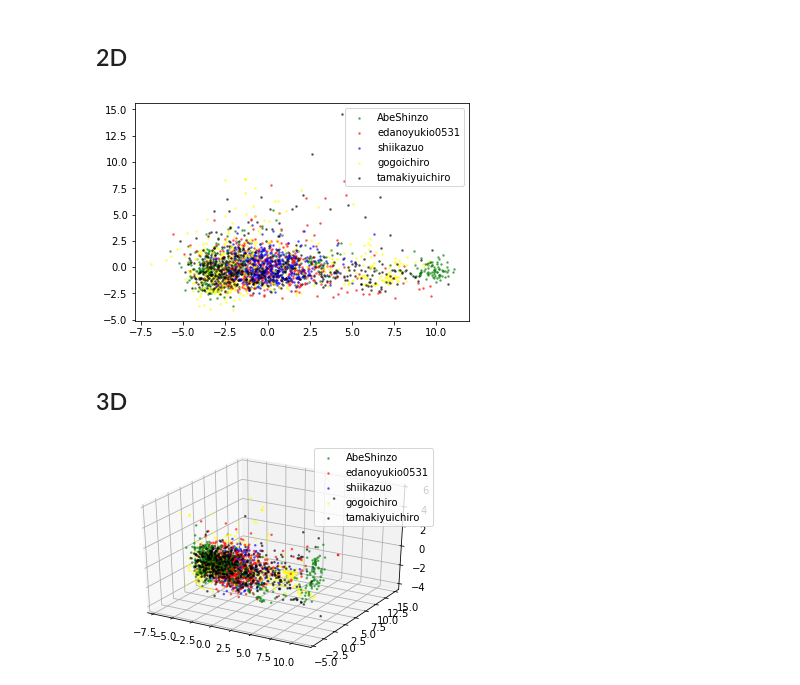
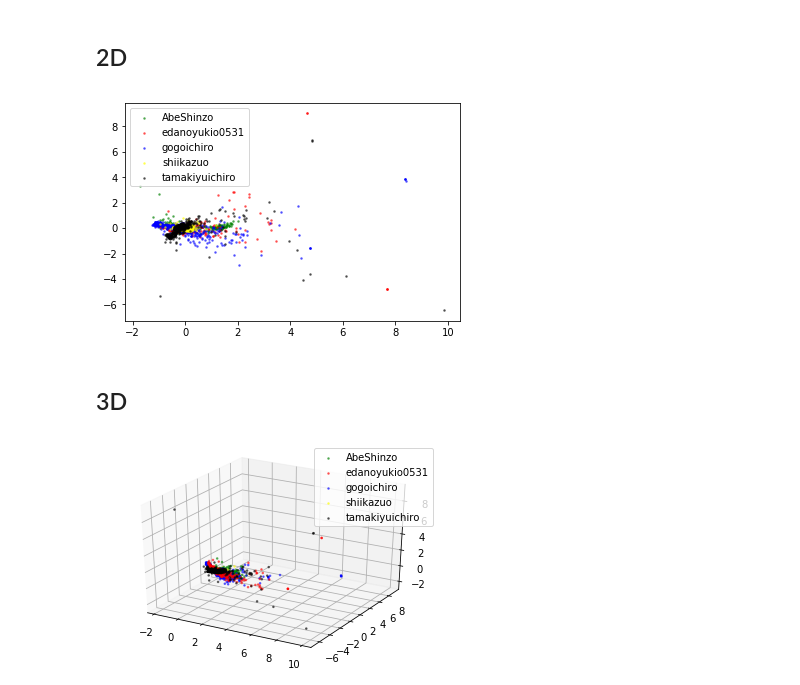
Before and after one commit to comradeKamoKamo/classifyingParties_word2vec, a Jupyter notebook: data_plot.ipynb, the cells around one changed output. Drawn from its saved outputs; the diff is of its cells as text; code cells hidden in the pictures.

```diff
--- a/data_plot.ipynb
+++ b/data_plot.ipynb
@@ -7,30 +8,36 @@ import numpy as np
 from sklearn.decomposition import PCA
 import matplotlib.pyplot as plt
 from mpl_toolkits.mplot3d import Axes3D
-# %%
-leaders = dict()
-for name in Path("data").glob("*.npy"):
-    leaders[name.name] = np.load(str(name))
+# %%
+leaders = dict()
+for name in Path("politicians").glob("*.pickle"):
+    with name.open("rb") as f:
+        leaders[name.stem] = pickle.load(f)
+for data, key in zip(leaders.values(), leaders.keys()):
+    n_data = []
+    for t in data:
+        n_data.append(t[2])
+    leaders[key] = n_data
 # %% [markdown]
 ## 2D
 # %%
 l_pca = dict()
 for data, key in zip(leaders.values(), leaders.keys()):
         pca = PCA(n_components=2)
         pca.fit(data)
         l_pca[key] = pca.transform(data)
 
 colors = ["green","red","blue","yellow","black","pink"]
 i = 0
 for l, k in zip(l_pca.values(),l_pca.keys()):
     x = [v[0] for v in l]
     y = [v[1] for v in l]
-    plt.scatter(x,y,color=colors[i],marker=".",alpha=0.5,s=10,label=k[:-4])
+    plt.scatter(x,y,color=colors[i],marker=".",alpha=0.5,s=10,label=k)
     i += 1
 plt.legend()
 plt.show()
 # %% [output]
-[figure, old version]
+[figure, new version]
 # %% [markdown]
 ## 3D
 # %%
@@ -48,9 +55,9 @@ for l, k in zip(l_pca.values(),l_pca.keys()):
     x = [v[0] for v in l]
     y = [v[1] for v in l]
     z = [v[2] for v in l]
-    ax.scatter(x,y,z,color=colors[i],marker=".",alpha=0.5,s=10,label=k[:-4])
+    ax.scatter(x,y,z,color=colors[i],marker=".",alpha=0.5,s=10,label=k)
     i += 1
 plt.legend()
 plt.show()
 # %% [output]
-[figure, old version]
+[figure, new version]
```
Also changed, not shown: parts of 1 cell of this notebook, 45 other files.
